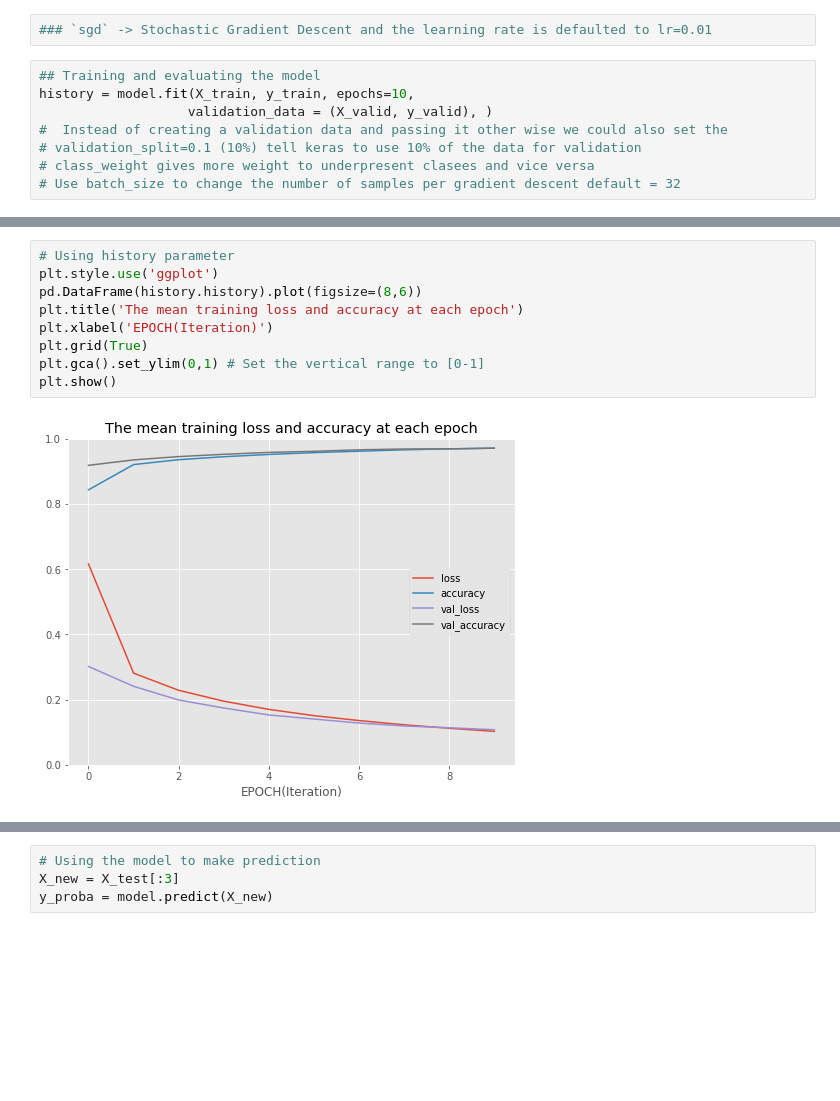
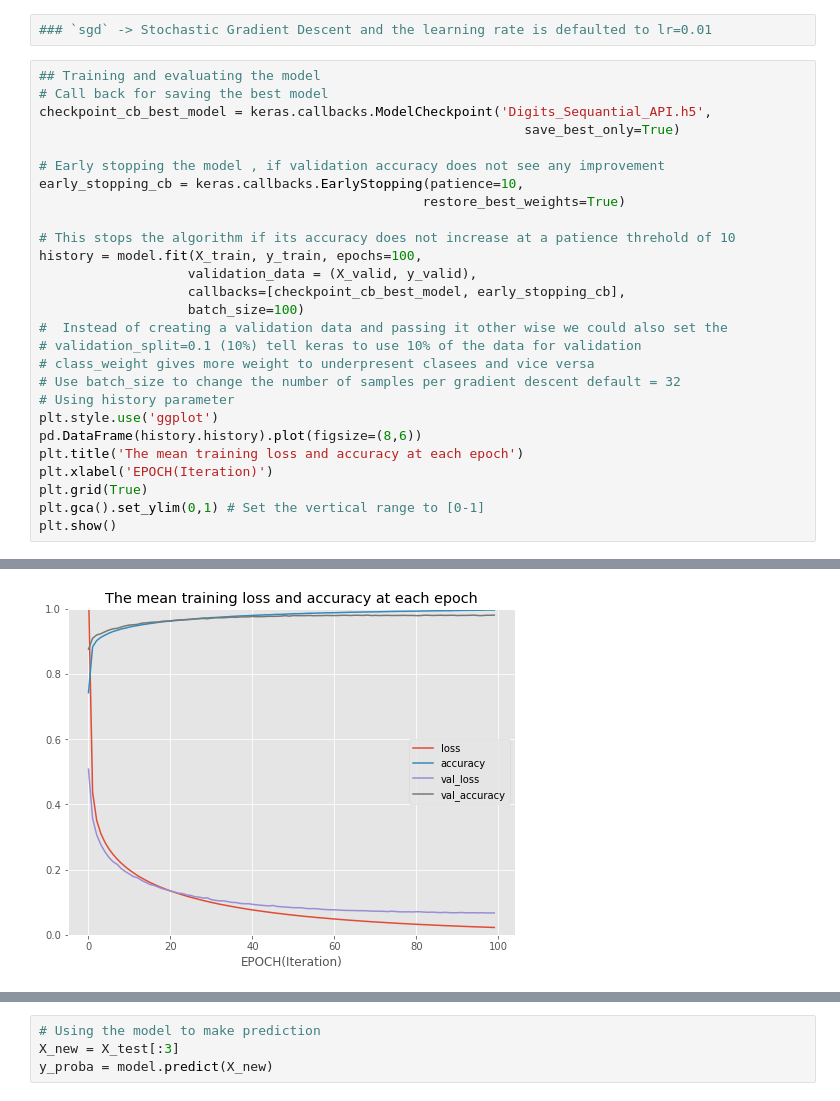
Before and after one commit to akushe-08/Neural_Network_Digits_Classifier, a Jupyter notebook: Neural_network_basics.ipynb, the cells around one changed output, grey strips where cells are left out. Cells and saved outputs as stored; diff of their text form; blank space fills up the shorter version.

```diff
--- a/Neural_network_basics.ipynb
+++ b/Neural_network_basics.ipynb
@@ -142,11 +142,30 @@ model.compile(loss='sparse_categorical_crossentropy',
 ### `sgd` -> Stochastic Gradient Descent and the learning rate is defaulted to lr=0.01
 # %%
 ## Training and evaluating the model
-history = model.fit(X_train, y_train, epochs=10,
-                   validation_data = (X_valid, y_valid), )
+# Call back for saving the best model
+checkpoint_cb_best_model = keras.callbacks.ModelCheckpoint('Digits_Sequantial_API.h5',
+                                                              save_best_only=True)
+
+# Early stopping the model , if validation accuracy does not see any improvement
+early_stopping_cb = keras.callbacks.EarlyStopping(patience=10,
+                                                 restore_best_weights=True)
+
+# This stops the algorithm if its accuracy does not increase at a patience threhold of 10
+history = model.fit(X_train, y_train, epochs=100,
+                   validation_data = (X_valid, y_valid),
+                   callbacks=[checkpoint_cb_best_model, early_stopping_cb],
+                   batch_size=100)
 #  Instead of creating a validation data and passing it other wise we could also set the
 # validation_split=0.1 (10%) tell keras to use 10% of the data for validation
 # class_weight gives more weight to underpresent clasees and vice versa
 # Use batch_size to change the number of samples per gradient descent default = 32
+# Using history parameter
+plt.style.use('ggplot')
+pd.DataFrame(history.history).plot(figsize=(8,6))
+plt.title('The mean training loss and accuracy at each epoch')
+plt.xlabel('EPOCH(Iteration)')
+plt.grid(True)
+plt.gca().set_ylim(0,1) # Set the vertical range to [0-1]
+plt.show()
 # %% [output]
 Train on 55000 samples, validate on 5000 samples
@@ -169,14 +188,4 @@ Epoch 10/10
+[figure, added]
-# %%
-# Using history parameter
-plt.style.use('ggplot')
-pd.DataFrame(history.history).plot(figsize=(8,6))
-plt.title('The mean training loss and accuracy at each epoch')
-plt.xlabel('EPOCH(Iteration)')
-plt.grid(True)
-plt.gca().set_ylim(0,1) # Set the vertical range to [0-1]
-plt.show()
-# %% [output]
-[figure, removed]
 # %%
 ## Evaluating the model on the test data
 model.evaluate(X_test, y_test)
```
Also changed, not shown: parts of 4 cells of this notebook, 1 other file.
